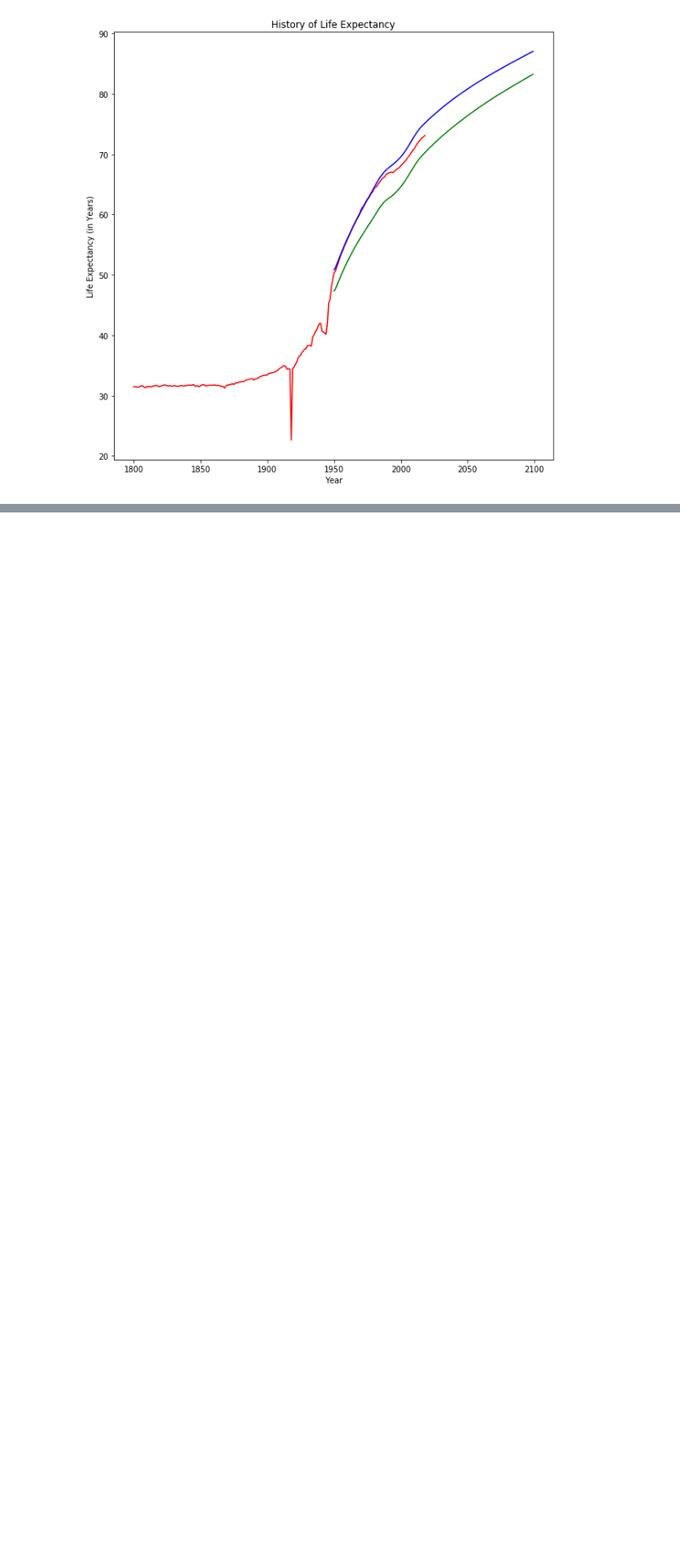
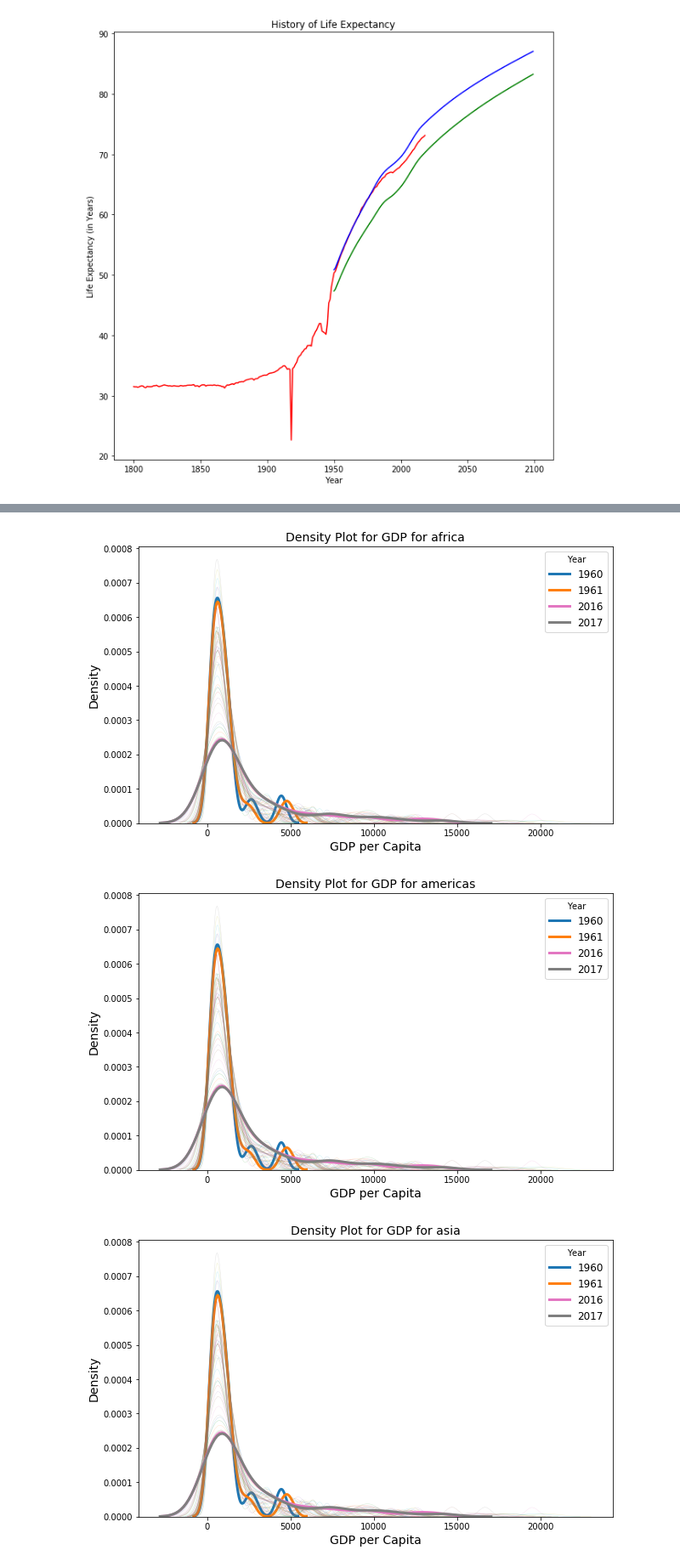
Before and after one commit to sarthakkothari/DS5500, a Jupyter notebook: HW1/HW1.ipynb, the cells around one changed output, grey strips where cells are left out. Shown at 85% size. Drawn from its saved outputs; the diff is of its cells as text; code cells hidden in the pictures; blank space fills up the shorter version.

```diff
--- a/HW1/HW1.ipynb
+++ b/HW1/HW1.ipynb
@@ -61,0 +62,27 @@ gdp_capita_df.head()
+# %%
+years = np.unique(gdp_continent['time'])
+
+for i,c in enumerate(np.unique(gdp_continent['world_4region'])):
+    plt.figure(figsize=(10,6))
+    for year in years:
+        subset = gdp_continent[(gdp_continent['time'] == year) & (gdp_continent['world_4region'] == 'africa')]
+        if year < 1962 or year > 2015:
+            width = 3
+            alpha = 1
+            l = year
+        else:
+            width = 0.5
+            alpha=0.2
+            l='_nolegend_'
+        sns.distplot(subset['gdppercapita_us_inflation_adjusted'], hist = False, kde = True,
+                     kde_kws = {'linewidth': width, 'alpha': alpha},
+                     label = l)
+    plt.legend(prop={'size': 12}, title = 'Year')
+    plt.title('Density Plot for GDP for ' + c, fontsize=14)
+    plt.xlabel('GDP per Capita', fontsize=14)
+    plt.ylabel('Density', fontsize=14)
+    plt.show()
+# %% [output]
+[figure, added]
+[figure, added]
+[figure, added]
```
Also changed, not shown: parts of 13 cells of this notebook, 1 other file.
